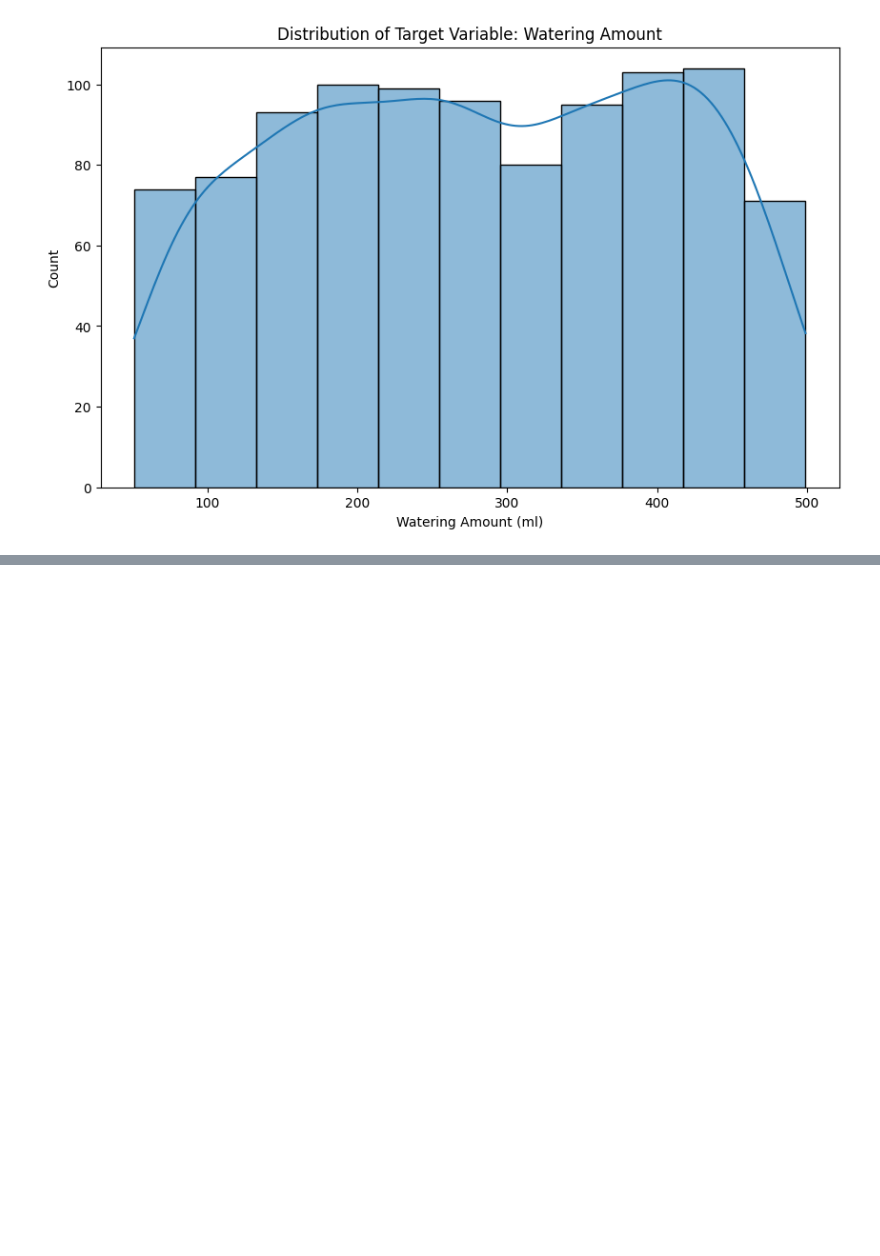
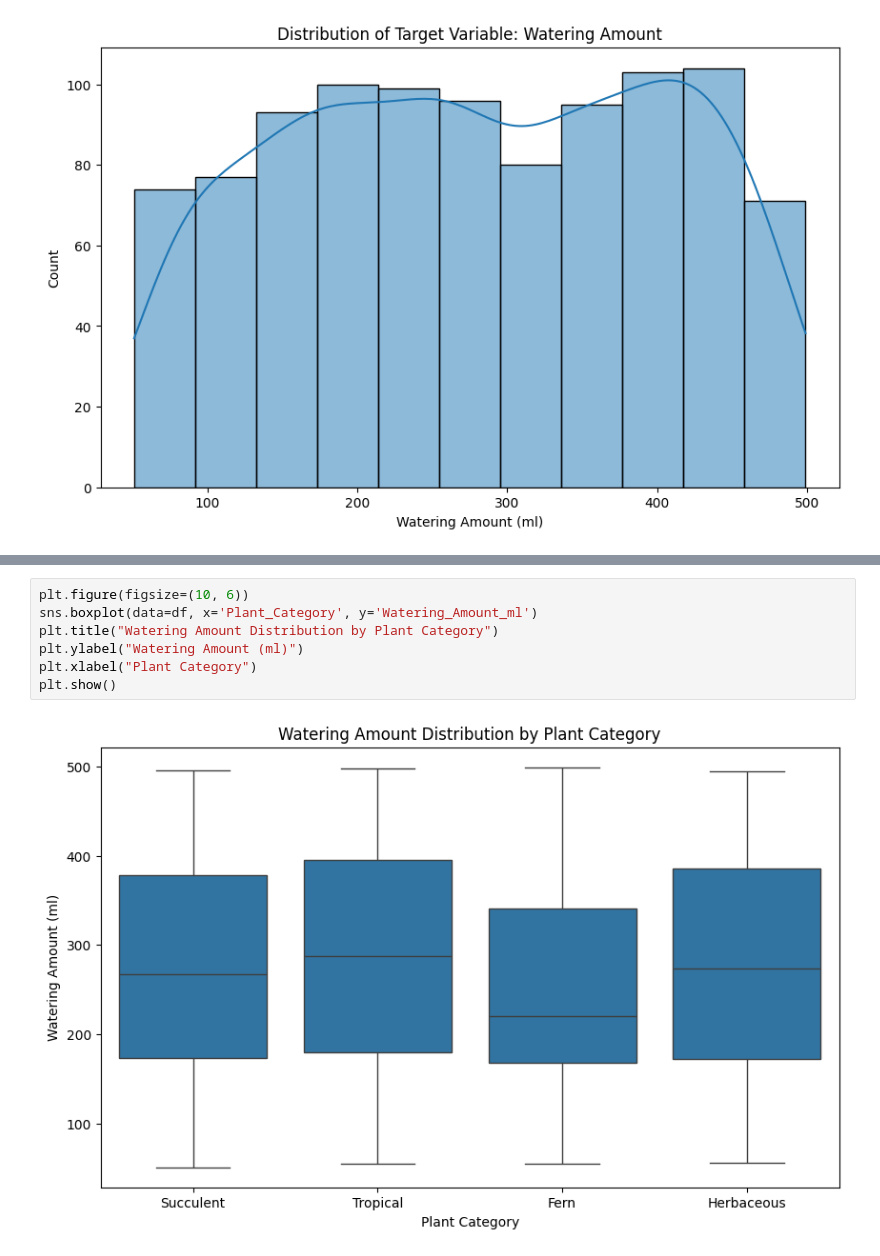
Before and after one commit to NancyNancy07/VIA_UrbanMicroFarm_MAL_Model, a Jupyter notebook: ash_tryout.ipynb, the cells around one changed output, grey strips where cells are left out. Cells and saved outputs as stored; diff of their text form; blank space fills up the shorter version.

```diff
--- a/ash_tryout.ipynb
+++ b/ash_tryout.ipynb
@@ -191,0 +214,9 @@ plt.show()
+# %%
+plt.figure(figsize=(10, 6))
+sns.boxplot(data=df, x='Plant_Category', y='Watering_Amount_ml')
+plt.title("Watering Amount Distribution by Plant Category")
+plt.ylabel("Watering Amount (ml)")
+plt.xlabel("Plant Category")
+plt.show()
+# %% [output]
+[figure, added]
```
Also changed, not shown: parts of 16 cells of this notebook.
